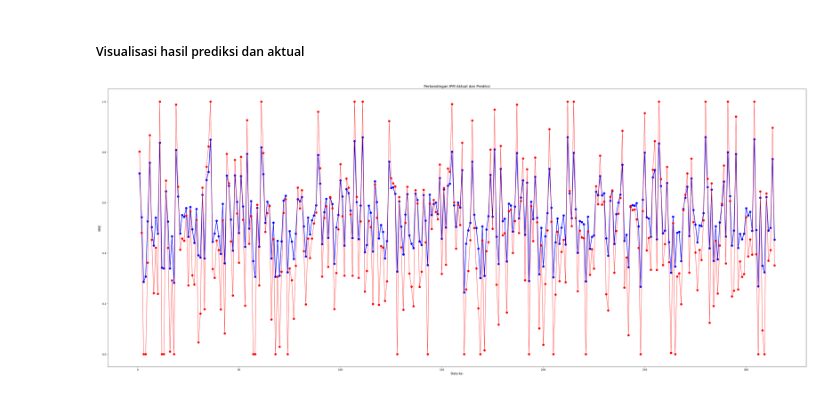
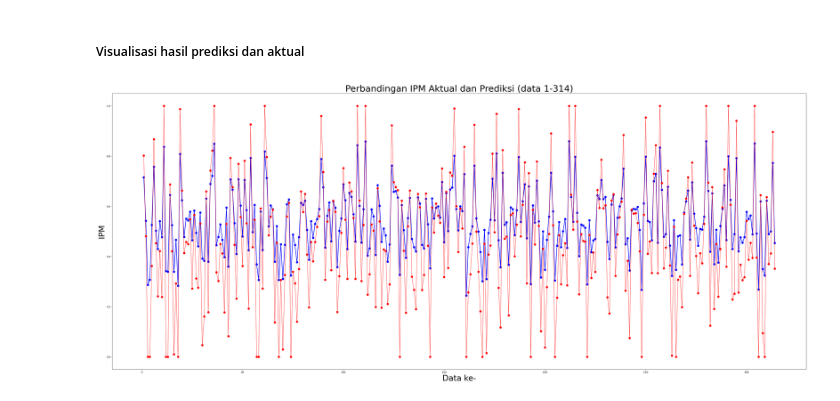
Before and after one commit to dikkawipraa22/Project-Metode-Kecerdasan-Buatan-Lanjut, a Jupyter notebook: revisi/testing.ipynb, the cells around one changed output. Cells and saved outputs as stored; diff of their text form; code cells hidden in the pictures.

```diff
--- a/revisi/testing.ipynb
+++ b/revisi/testing.ipynb
@@ -145,8 +145,10 @@ best_bobot_output_global = eval(best_bobot_output_global)
 # %% [markdown]
 ##### Fungsi prediksi X_test
 # %%
-def predict(X_test, bobot, bias, bobot_output, bias_output, aktivasi):
+def predict(X_test, y_test, bobot, bias, bobot_output, bias_output, aktivasi):
     prediksi = []
+    error = []
+    aktual = []
     for i in range(len(X_test)):
         # FEEDFORWARD
         # Operasi pada Hidden Layer
@@ -172,25 +174,26 @@ def predict(X_test, bobot, bias, bobot_output, bias_output, aktivasi):
         sumZbobotoutput_biasoutput = bias_output + sumZbobotoutput
         predik = aktivasiX(aktivasi, sumZbobotoutput_biasoutput)
         prediksi.append(predik)
+        error.append(abs(y_test[i][0] - predik))
 
-    return prediksi
+    return prediksi, error
 # %% [markdown]
 ##### Pemanggilan fungsi prediksi
 # %%
-prediksi = predict(X_test, best_bobot_global, best_bias_global, best_bobot_output_global, best_bias_output_global, best_aktivasi_global)
+prediksi, error = predict(X_test, y_test, best_bobot_global, best_bias_global, best_bobot_output_global, best_bias_output_global, best_aktivasi_global)
 # %% [markdown]
 ##### Visualisasi hasil prediksi dan aktual
 # %%
 datake = list(range(1, int(len(y_test)/2) + 1))
 plt.figure(figsize=(50, 20))
 plt.plot(datake, prediksi[:314], label="ipm prediksi", color='blue', linewidth=2, marker='o', markersize=8)
 plt.plot(datake, y_test[:314], label="ipm aktual", color='red', linewidth=1, marker='o', markersize=8)
-plt.title('Perbandingan IPM Aktual dan Prediksi', fontsize=14)
-plt.xlabel('Data ke-', fontsize=12)
-plt.ylabel('MSE', fontsize=12)
+plt.title('Perbandingan IPM Aktual dan Prediksi (data 1-314)', fontsize=36)
+plt.xlabel('Data ke-', fontsize=32)
+plt.ylabel('IPM', fontsize=32)
 plt.show()
 # %% [output]
-[figure, old version]
+[figure, new version]
 # %%
 datake = list(range(1, int(len(y_test)/2) + 1))
 plt.figure(figsize=(50, 20))
```
Also changed, not shown: parts of 5 cells of this notebook, 1 other file.
